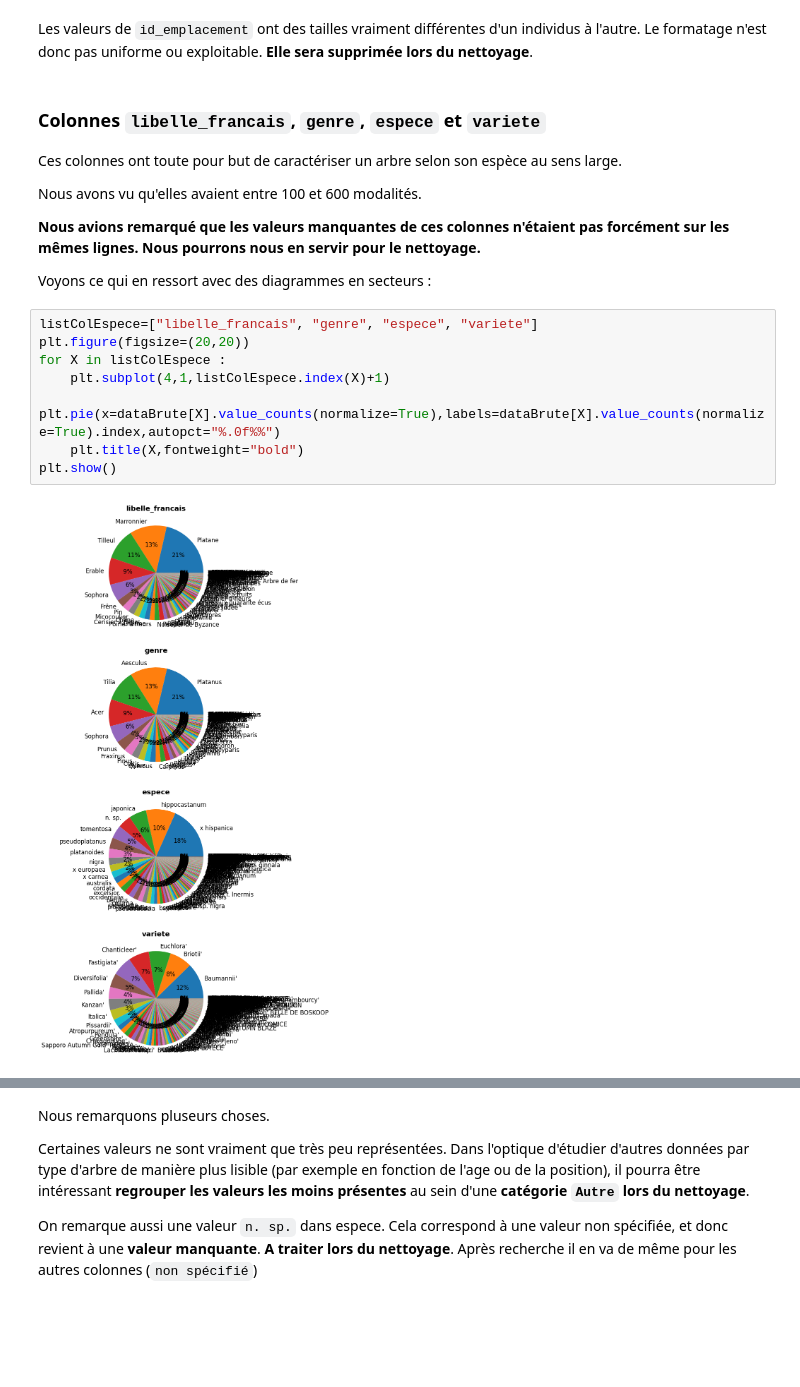
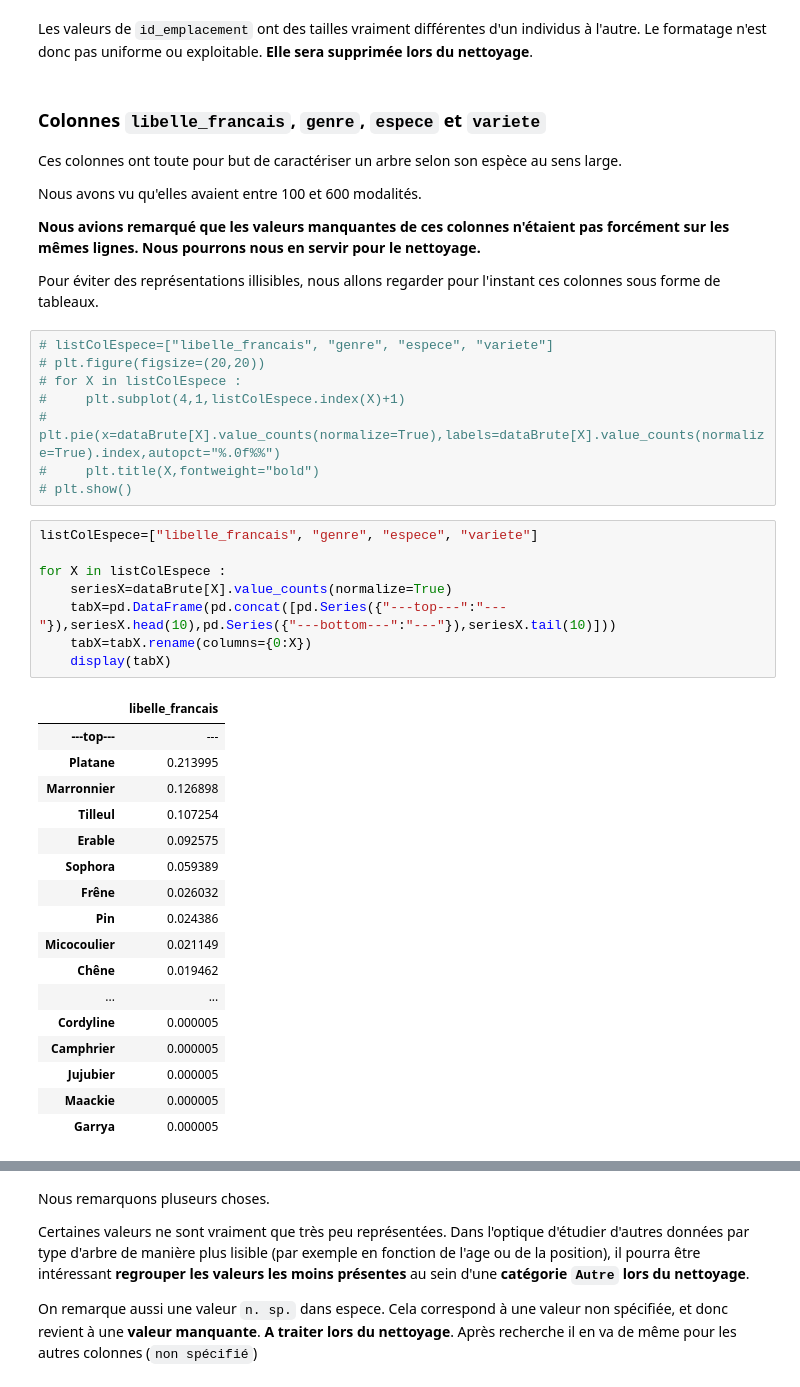
Before and after one commit to ClementPatin/OC-P2, a Jupyter notebook: Patin_Clement_1_notebook_032023.ipynb, the cells around one changed output, grey strips where cells are left out. Cells and saved outputs as stored; diff of their text form; blank space fills up the shorter version.

Commit message:
modif exploring spiecies columns

```diff
--- a/Patin_Clement_1_notebook_032023.ipynb
+++ b/Patin_Clement_1_notebook_032023.ipynb
@@ -483,14 +483,38 @@ Nous avons vu qu'elles avaient entre 100 et 600 modalités.
 
 **Nous avions remarqué que les valeurs manquantes de ces colonnes n'étaient pas forcément sur les mêmes lignes. Nous pourrons nous en servir pour le nettoyage.**
 
-Voyons ce qui en ressort avec des diagrammes en secteurs :
+Pour éviter des représentations illisibles, nous allons regarder pour l'instant ces colonnes sous forme de tableaux.
 # %%
-listColEspece=["libelle_francais", "genre", "espece", "variete"]
-plt.figure(figsize=(20,20))
-for X in listColEspece :
-    plt.subplot(4,1,listColEspece.index(X)+1)
-    plt.pie(x=dataBrute[X].value_counts(normalize=True),labels=dataBrute[X].value_counts(normalize=True).index,autopct="%.0f%%")
-    plt.title(X,fontweight="bold")
-plt.show()
+# listColEspece=["libelle_francais", "genre", "espece", "variete"]
+# plt.figure(figsize=(20,20))
+# for X in listColEspece :
+#     plt.subplot(4,1,listColEspece.index(X)+1)
+#     plt.pie(x=dataBrute[X].value_counts(normalize=True),labels=dataBrute[X].value_counts(normalize=True).index,autopct="%.0f%%")
+#     plt.title(X,fontweight="bold")
+# plt.show()
-# %% [output]
-[figure, removed]
+# %%
+listColEspece=["libelle_francais", "genre", "espece", "variete"]
+
+for X in listColEspece :
+    seriesX=dataBrute[X].value_counts(normalize=True)
+    tabX=pd.DataFrame(pd.concat([pd.Series({"---top---":"---"}),seriesX.head(10),pd.Series({"---bottom---":"---"}),seriesX.tail(10)]))
+    tabX=tabX.rename(columns={0:X})
+    display(tabX)
+# %% [output]
+|  | libelle_francais |
+| ---top--- | --- |
+| Platane | 0.213995 |
+| Marronnier | 0.126898 |
+| Tilleul | 0.107254 |
+| Erable | 0.092575 |
+| Sophora | 0.059389 |
+| Frêne | 0.026032 |
+| Pin | 0.024386 |
+| Micocoulier | 0.021149 |
+| Chêne | 0.019462 |
+| ... | ... |
+| Cordyline | 0.000005 |
+| Camphrier | 0.000005 |
+| Jujubier | 0.000005 |
+| Maackie | 0.000005 |
+| Garrya | 0.000005 |
```
Also changed, not shown: parts of 50 cells of this notebook.
